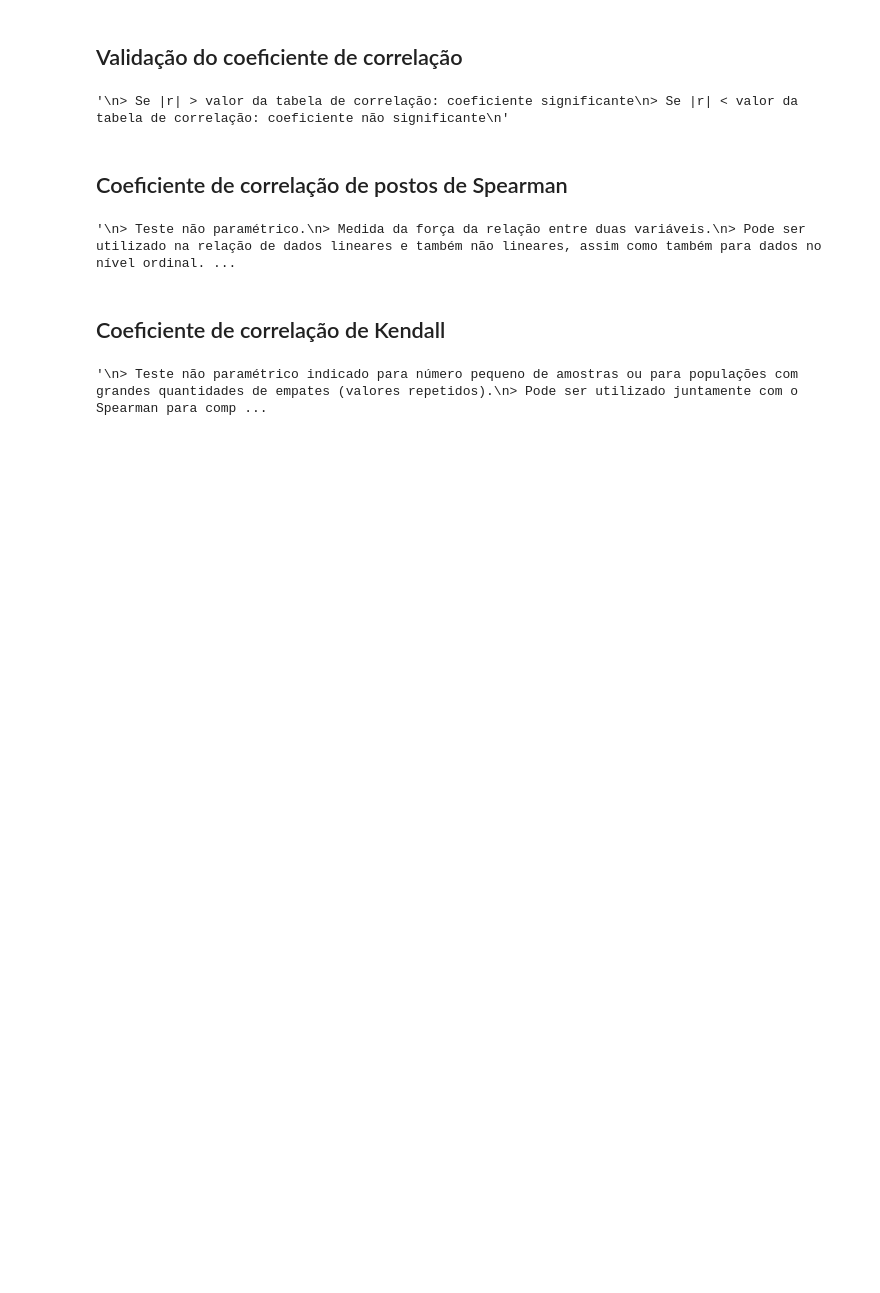
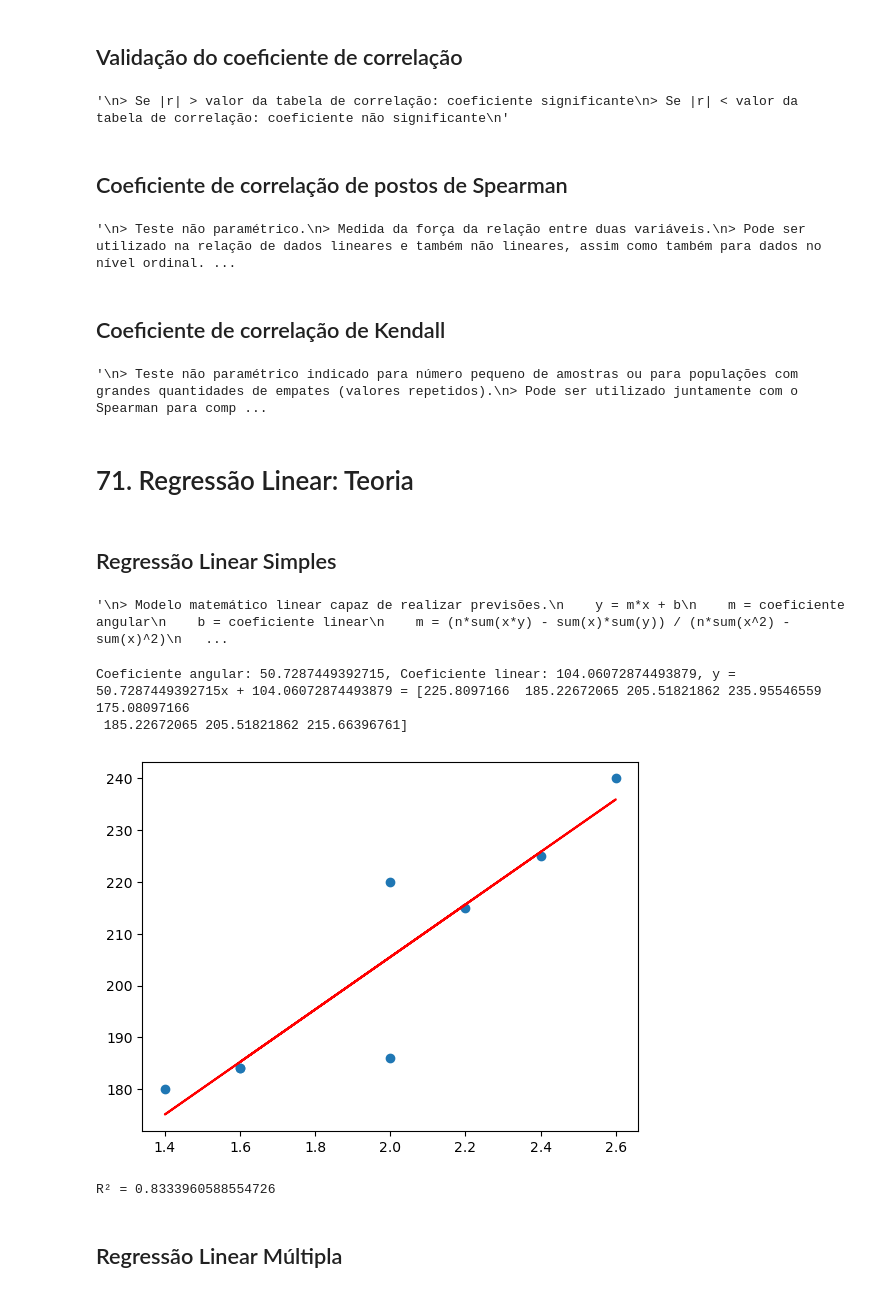
Before and after one commit to LTNMorTifIcaTioN/ML_Jupyter_Anaconda, a Jupyter notebook: Secao_5_AS_Regressao/68_71_Regressao.ipynb, the cells around one changed output. Drawn from its saved outputs; the diff is of its cells as text; code cells hidden in the pictures; blank space fills up the shorter version.

Commit message:
71. Regressão Linear: Teoria.ipynb

```diff
--- a/Secao_5_AS_Regressao/68_70_Regressao.ipynb
+++ b/Secao_5_AS_Regressao/68_71_Regressao.ipynb
@@ -183,3 +183,53 @@ t = 1 ou t = -1     : Correlação Perfeita
 """
 # %% [output]
 '\n> Teste não paramétrico indicado para número pequeno de amostras ou para populações com grandes quantidades de empates (valores repetidos).\n> Pode ser utilizado juntamente com o Spearman para comp ...
+# %% [markdown]
+# 71. Regressão Linear: Teoria
+# %% [markdown]
+## Regressão Linear Simples
+# %%
+"""
+> Modelo matemático linear capaz de realizar previsões.
+    y = m*x + b
+    m = coeficiente angular
+    b = coeficiente linear
+    m = (n*sum(x*y) - sum(x)*sum(y)) / (n*sum(x^2) - sum(x)^2)
+    b = (sum(y) - m*sum(x)) / n
+
+> Utilizado posteriormente à análise de correlação linear.
+> Equação obtida após um ajuste de uma reta no gráfico de dispersão com residuo mínimo (Linha de regressão).
+
+Linhas de regressão
+> Linha que melhor se ajusta aos dados plotados, onde a soma dos quadrados dos resíduos seja mínima
+"""
+# %% [output]
+'\n> Modelo matemático linear capaz de realizar previsões.\n    y = m*x + b\n    m = coeficiente angular\n    b = coeficiente linear\n    m = (n*sum(x*y) - sum(x)*sum(y)) / (n*sum(x^2) - sum(x)^2)\n   ...
+# %%
+def linear_regression(x, y):
+    x = np.array(x)  # Convert x to a NumPy array
+    y = np.array(y)  # Convert y to a NumPy array
+    n = len(x)
+    m = (n * np.dot(x, y) - np.sum(x) * np.sum(y)) / (n * np.sum(x**2) - np.sum(x)**2)
+    b = (np.sum(y) - m * np.sum(x)) / n
+    y_pred = m * x + b
+    return y_pred, m, b
+
+lr, ca, cl = linear_regression(x, y)
+print(f'Coeficiente angular: {ca}, Coeficiente linear: {cl}, y = {ca}x + {cl} = {lr}')
+# %% [output]
+Coeficiente angular: 50.7287449392715, Coeficiente linear: 104.06072874493879, y = 50.7287449392715x + 104.06072874493879 = [225.8097166  185.22672065 205.51821862 235.95546559 175.08097166
+ 185.22672065 205.51821862 215.66396761]
+# %%
+import matplotlib.pyplot as plt
+
+plt.scatter(x, y)
+plt.plot(x, lr, color='red')
+plt.show()
+# %% [output]
+[figure, added]
+# %%
+print(f'R² = {pow(calculate_correlation_coefficient(x, y), 2)}')
+# %% [output]
+R² = 0.8333960588554726
+# %% [markdown]
+## Regressão Linear Múltipla
```
Also changed, not shown: parts of 1 cell of this notebook, 2 other files.
